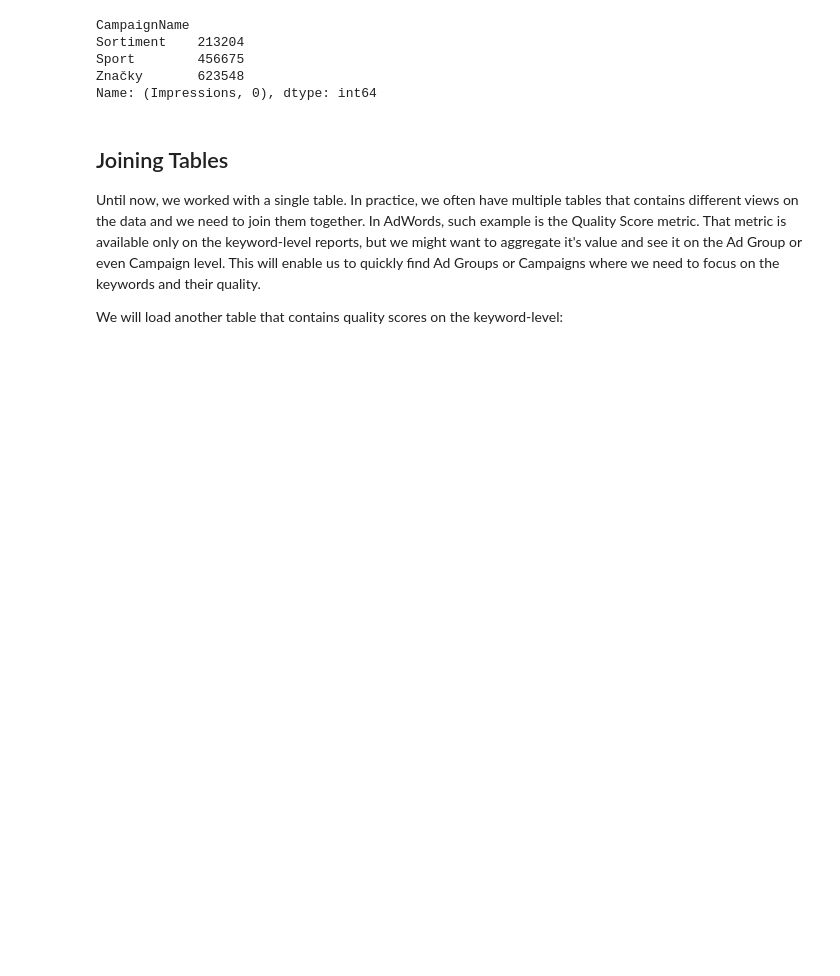
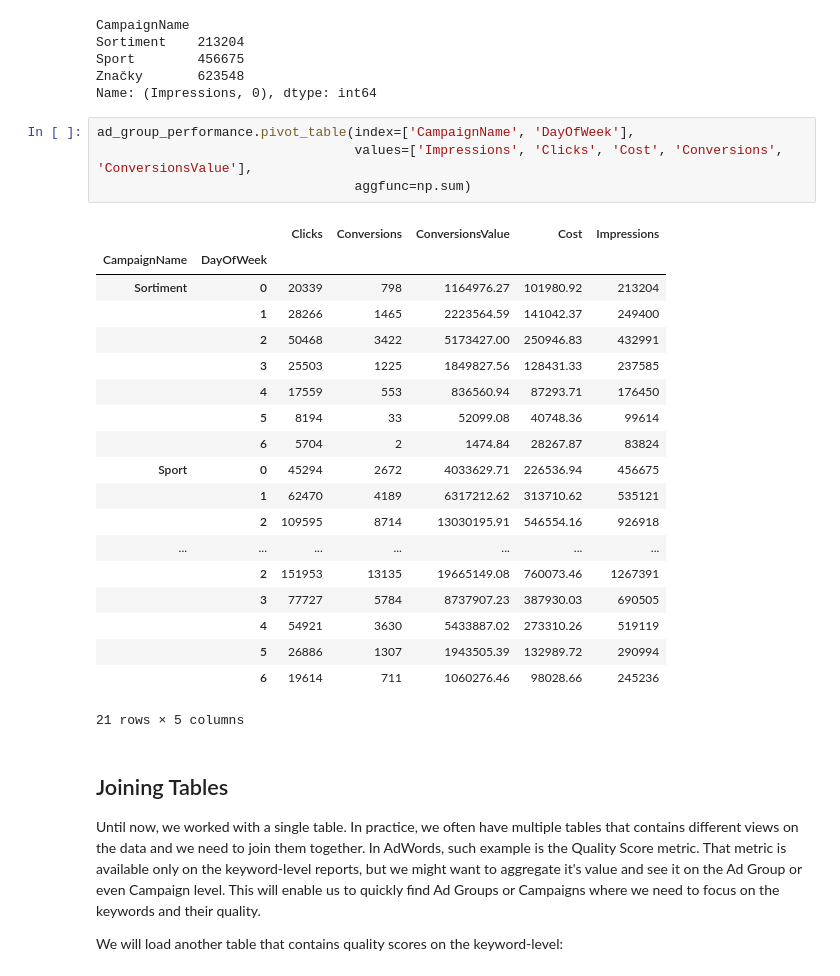
Before and after one commit to LyntServices/pyvo-talk-pandas, a Jupyter notebook: notebooks/ppc-examples.ipynb, the cells around one changed output. Saved outputs shown, nothing was run; the diff lists cells and outputs as text; blank space fills up the shorter version.

Commit message:
added pivot_table example

```diff
--- a/notebooks/ppc-examples.ipynb
+++ b/notebooks/ppc-examples.ipynb
@@ -858,6 +858,30 @@ Sortiment    213204
 Sport        456675
 Značky       623548
 Name: (Impressions, 0), dtype: int64
+# %%
+ad_group_performance.pivot_table(index=['CampaignName', 'DayOfWeek'],
+                                 values=['Impressions', 'Clicks', 'Cost', 'Conversions', 'ConversionsValue'],
+                                 aggfunc=np.sum)
+# %% [output]
+|  |  | Clicks | Conversions | ConversionsValue | Cost | Impressions |
+| CampaignName | DayOfWeek |  |  |  |  |  |
+| Sortiment | 0 | 20339 | 798 | 1164976.27 | 101980.92 | 213204 |
+|  | 1 | 28266 | 1465 | 2223564.59 | 141042.37 | 249400 |
+|  | 2 | 50468 | 3422 | 5173427.00 | 250946.83 | 432991 |
+|  | 3 | 25503 | 1225 | 1849827.56 | 128431.33 | 237585 |
+|  | 4 | 17559 | 553 | 836560.94 | 87293.71 | 176450 |
+|  | 5 | 8194 | 33 | 52099.08 | 40748.36 | 99614 |
+|  | 6 | 5704 | 2 | 1474.84 | 28267.87 | 83824 |
+| Sport | 0 | 45294 | 2672 | 4033629.71 | 226536.94 | 456675 |
+|  | 1 | 62470 | 4189 | 6317212.62 | 313710.62 | 535121 |
+|  | 2 | 109595 | 8714 | 13030195.91 | 546554.16 | 926918 |
+| ... | ... | ... | ... | ... | ... | ... |
+|  | 2 | 151953 | 13135 | 19665149.08 | 760073.46 | 1267391 |
+|  | 3 | 77727 | 5784 | 8737907.23 | 387930.03 | 690505 |
+|  | 4 | 54921 | 3630 | 5433887.02 | 273310.26 | 519119 |
+|  | 5 | 26886 | 1307 | 1943505.39 | 132989.72 | 290994 |
+|  | 6 | 19614 | 711 | 1060276.46 | 98028.66 | 245236 |
+21 rows × 5 columns
 # %% [markdown]
 ## Joining Tables
 
```
Also changed, not shown: 1 other file.
